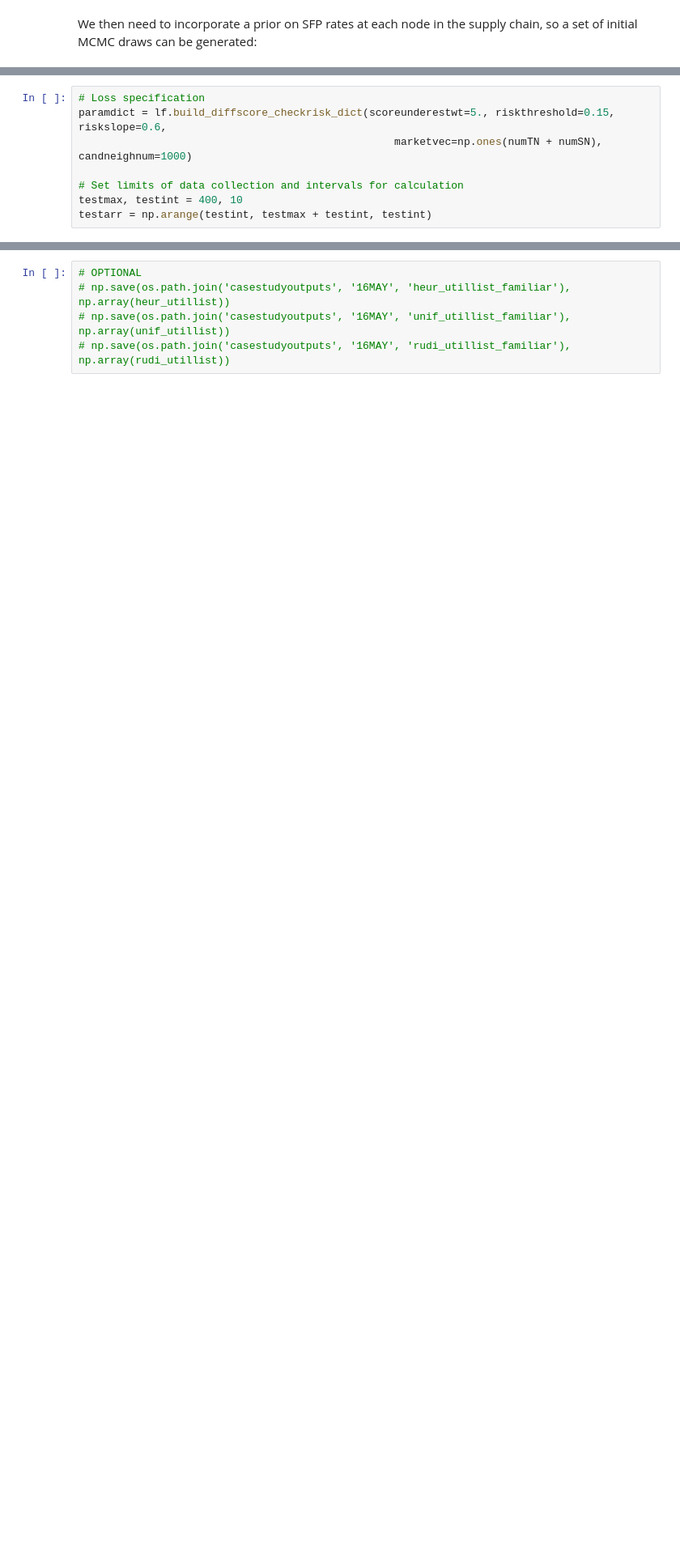
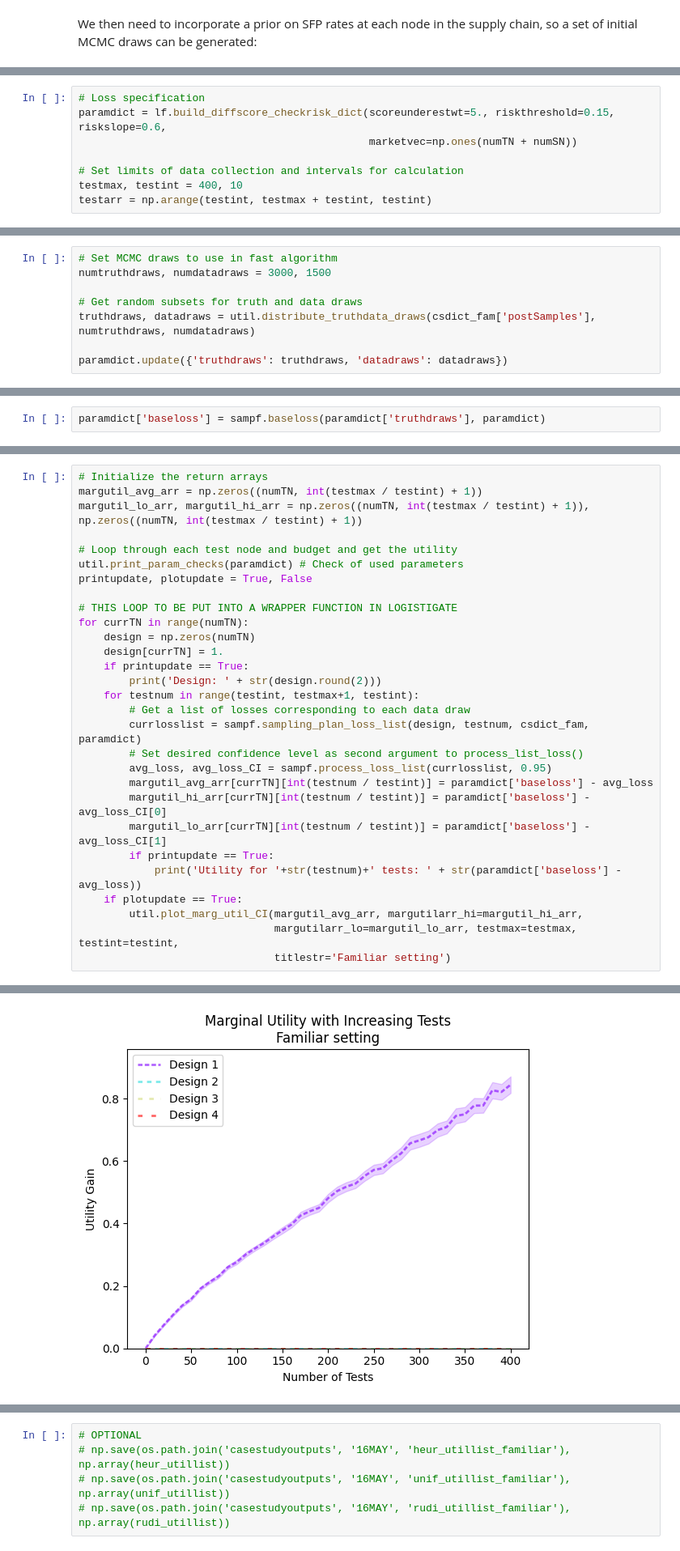
Before and after one commit to eugenewickett/logistigateanalysis, a Jupyter notebook: casestudy_familiar.ipynb, the cells around one changed output, grey strips where cells are left out. Shown at 81% size. Drawn from its saved outputs; the diff is of its cells as text; blank space fills up the shorter version.

Commit message:
case study familiar file

```diff
--- a/casestudy_familiar.ipynb
+++ b/casestudy_familiar.ipynb
@@ -104,7 +91,7 @@ Sampling plan evaluation requires specification of the loss as well as estimatio
 # %%
 # Loss specification
 paramdict = lf.build_diffscore_checkrisk_dict(scoreunderestwt=5., riskthreshold=0.15, riskslope=0.6,
-                                                  marketvec=np.ones(numTN + numSN), candneighnum=1000)
+                                              marketvec=np.ones(numTN + numSN))
 
 # Set limits of data collection and intervals for calculation
 testmax, testint = 400, 10
@@ -178,0 +102,8 @@ The average across replications is used to build allocations for the considered
+# %%
+# Set MCMC draws to use in fast algorithm
+numtruthdraws, numdatadraws = 3000, 1500
+
+# Get random subsets for truth and data draws
+truthdraws, datadraws = util.distribute_truthdata_draws(csdict_fam['postSamples'], numtruthdraws, numdatadraws)
+
+paramdict.update({'truthdraws': truthdraws, 'datadraws': datadraws})
@@ -178,0 +113,2 @@ The average across replications is used to build allocations for the considered
+# %%
+paramdict['baseloss'] = sampf.baseloss(paramdict['truthdraws'], paramdict)
@@ -178,0 +117,30 @@ The average across replications is used to build allocations for the considered
+# %%
+# Initialize the return arrays
+margutil_avg_arr = np.zeros((numTN, int(testmax / testint) + 1))
+margutil_lo_arr, margutil_hi_arr = np.zeros((numTN, int(testmax / testint) + 1)), np.zeros((numTN, int(testmax / testint) + 1))
+
+# Loop through each test node and budget and get the utility
+util.print_param_checks(paramdict) # Check of used parameters
+printupdate, plotupdate = True, False
+
+# THIS LOOP TO BE PUT INTO A WRAPPER FUNCTION IN LOGISTIGATE
+for currTN in range(numTN):
+    design = np.zeros(numTN)
+    design[currTN] = 1.
+    if printupdate == True:
+        print('Design: ' + str(design.round(2)))
+    for testnum in range(testint, testmax+1, testint):
+        # Get a list of losses corresponding to each data draw
+        currlosslist = sampf.sampling_plan_loss_list(design, testnum, csdict_fam, paramdict)
+        # Set desired confidence level as second argument to process_list_loss()
+        avg_loss, avg_loss_CI = sampf.process_loss_list(currlosslist, 0.95)
+        margutil_avg_arr[currTN][int(testnum / testint)] = paramdict['baseloss'] - avg_loss
+        margutil_hi_arr[currTN][int(testnum / testint)] = paramdict['baseloss'] - avg_loss_CI[0]
+        margutil_lo_arr[currTN][int(testnum / testint)] = paramdict['baseloss'] - avg_loss_CI[1]
+        if printupdate == True:
+            print('Utility for '+str(testnum)+' tests: ' + str(paramdict['baseloss'] - avg_loss))
+    if plotupdate == True:
+        util.plot_marg_util_CI(margutil_avg_arr, margutilarr_hi=margutil_hi_arr,
+                               margutilarr_lo=margutil_lo_arr, testmax=testmax, testint=testint,
+                               titlestr='Familiar setting')
+# %% [output]
@@ -178,0 +164 @@ The average across replications is used to build allocations for the considered
+[figure, added]
```
Also changed, not shown: parts of 23 cells of this notebook, 5 other files.
